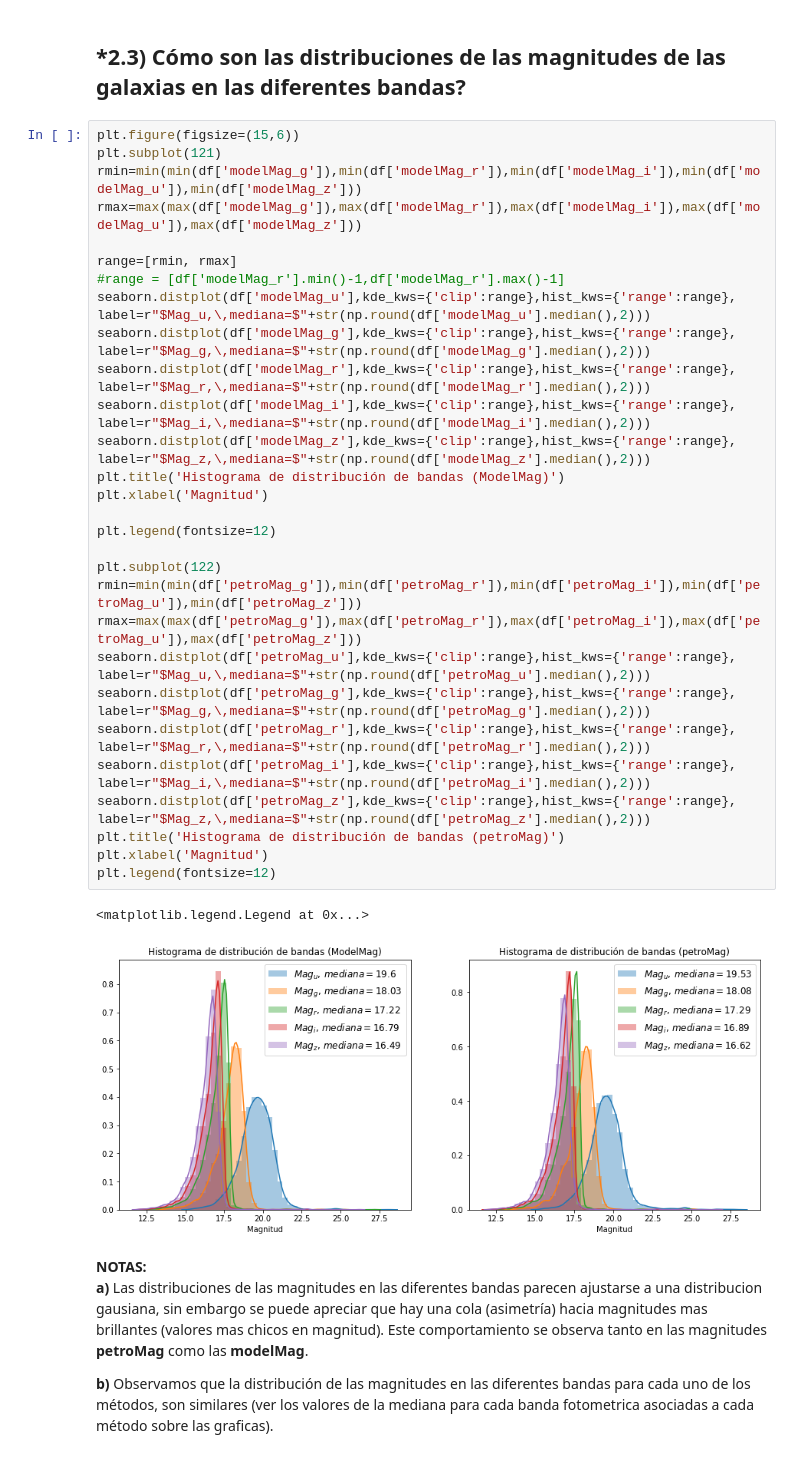
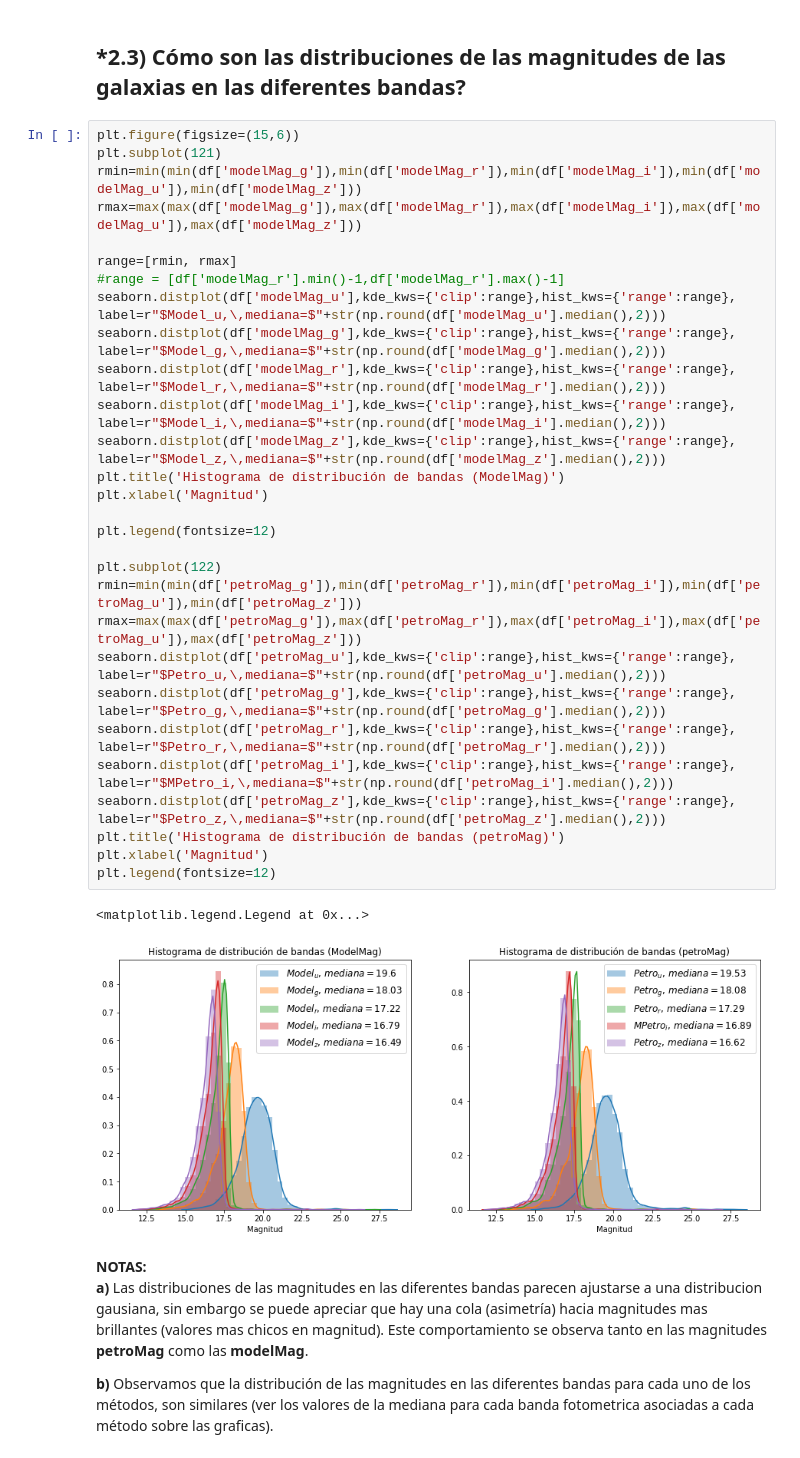
Before and after one commit to leoborgnino/mentoria-astro-datos, a Jupyter notebook: 1_Analisis_y_Visualizacion.ipynb, the cells around one changed output. Drawn from its saved outputs; the diff is of its cells as text.

```diff
--- a/1_Analisis_y_Visualizacion.ipynb
+++ b/1_Analisis_y_Visualizacion.ipynb
@@ -324,35 +324,35 @@ plt.show()
 # %%
 plt.figure(figsize=(15,6))
 plt.subplot(121)
 rmin=min(min(df['modelMag_g']),min(df['modelMag_r']),min(df['modelMag_i']),min(df['modelMag_u']),min(df['modelMag_z']))
 rmax=max(max(df['modelMag_g']),max(df['modelMag_r']),max(df['modelMag_i']),max(df['modelMag_u']),max(df['modelMag_z']))
 
 range=[rmin, rmax]
 #range = [df['modelMag_r'].min()-1,df['modelMag_r'].max()-1]
-seaborn.distplot(df['modelMag_u'],kde_kws={'clip':range},hist_kws={'range':range}, label=r"$Mag_u,\,mediana=$"+str(np.round(df['modelMag_u'].median(),2)))
-seaborn.distplot(df['modelMag_g'],kde_kws={'clip':range},hist_kws={'range':range}, label=r"$Mag_g,\,mediana=$"+str(np.round(df['modelMag_g'].median(),2)))
-seaborn.distplot(df['modelMag_r'],kde_kws={'clip':range},hist_kws={'range':range}, label=r"$Mag_r,\,mediana=$"+str(np.round(df['modelMag_r'].median(),2)))
-seaborn.distplot(df['modelMag_i'],kde_kws={'clip':range},hist_kws={'range':range}, label=r"$Mag_i,\,mediana=$"+str(np.round(df['modelMag_i'].median(),2)))
-seaborn.distplot(df['modelMag_z'],kde_kws={'clip':range},hist_kws={'range':range}, label=r"$Mag_z,\,mediana=$"+str(np.round(df['modelMag_z'].median(),2)))
+seaborn.distplot(df['modelMag_u'],kde_kws={'clip':range},hist_kws={'range':range}, label=r"$Model_u,\,mediana=$"+str(np.round(df['modelMag_u'].median(),2)))
+seaborn.distplot(df['modelMag_g'],kde_kws={'clip':range},hist_kws={'range':range}, label=r"$Model_g,\,mediana=$"+str(np.round(df['modelMag_g'].median(),2)))
+seaborn.distplot(df['modelMag_r'],kde_kws={'clip':range},hist_kws={'range':range}, label=r"$Model_r,\,mediana=$"+str(np.round(df['modelMag_r'].median(),2)))
+seaborn.distplot(df['modelMag_i'],kde_kws={'clip':range},hist_kws={'range':range}, label=r"$Model_i,\,mediana=$"+str(np.round(df['modelMag_i'].median(),2)))
+seaborn.distplot(df['modelMag_z'],kde_kws={'clip':range},hist_kws={'range':range}, label=r"$Model_z,\,mediana=$"+str(np.round(df['modelMag_z'].median(),2)))
 plt.title('Histograma de distribución de bandas (ModelMag)')
 plt.xlabel('Magnitud')
 
 plt.legend(fontsize=12)
 
 plt.subplot(122)
 rmin=min(min(df['petroMag_g']),min(df['petroMag_r']),min(df['petroMag_i']),min(df['petroMag_u']),min(df['petroMag_z']))
 rmax=max(max(df['petroMag_g']),max(df['petroMag_r']),max(df['petroMag_i']),max(df['petroMag_u']),max(df['petroMag_z']))
-seaborn.distplot(df['petroMag_u'],kde_kws={'clip':range},hist_kws={'range':range}, label=r"$Mag_u,\,mediana=$"+str(np.round(df['petroMag_u'].median(),2)))
-seaborn.distplot(df['petroMag_g'],kde_kws={'clip':range},hist_kws={'range':range}, label=r"$Mag_g,\,mediana=$"+str(np.round(df['petroMag_g'].median(),2)))
-seaborn.distplot(df['petroMag_r'],kde_kws={'clip':range},hist_kws={'range':range}, label=r"$Mag_r,\,mediana=$"+str(np.round(df['petroMag_r'].median(),2)))
-seaborn.distplot(df['petroMag_i'],kde_kws={'clip':range},hist_kws={'range':range}, label=r"$Mag_i,\,mediana=$"+str(np.round(df['petroMag_i'].median(),2)))
-seaborn.distplot(df['petroMag_z'],kde_kws={'clip':range},hist_kws={'range':range}, label=r"$Mag_z,\,mediana=$"+str(np.round(df['petroMag_z'].median(),2)))
+seaborn.distplot(df['petroMag_u'],kde_kws={'clip':range},hist_kws={'range':range}, label=r"$Petro_u,\,mediana=$"+str(np.round(df['petroMag_u'].median(),2)))
+seaborn.distplot(df['petroMag_g'],kde_kws={'clip':range},hist_kws={'range':range}, label=r"$Petro_g,\,mediana=$"+str(np.round(df['petroMag_g'].median(),2)))
+seaborn.distplot(df['petroMag_r'],kde_kws={'clip':range},hist_kws={'range':range}, label=r"$Petro_r,\,mediana=$"+str(np.round(df['petroMag_r'].median(),2)))
+seaborn.distplot(df['petroMag_i'],kde_kws={'clip':range},hist_kws={'range':range}, label=r"$MPetro_i,\,mediana=$"+str(np.round(df['petroMag_i'].median(),2)))
+seaborn.distplot(df['petroMag_z'],kde_kws={'clip':range},hist_kws={'range':range}, label=r"$Petro_z,\,mediana=$"+str(np.round(df['petroMag_z'].median(),2)))
 plt.title('Histograma de distribución de bandas (petroMag)')
 plt.xlabel('Magnitud')
 plt.legend(fontsize=12)
 # %% [output]
 <matplotlib.legend.Legend at 0x...>
-[figure, old version]
+[figure, new version]
 # %% [markdown]
 **NOTAS:**
 **a)** Las distribuciones de las magnitudes en las diferentes bandas parecen ajustarse a una distribucion gausiana, sin embargo se puede apreciar que hay una cola (asimetría) hacia magnitudes mas brillantes (valores mas chicos en magnitud). Este comportamiento se observa tanto en las magnitudes **petroMag** como las **modelMag**.
```
